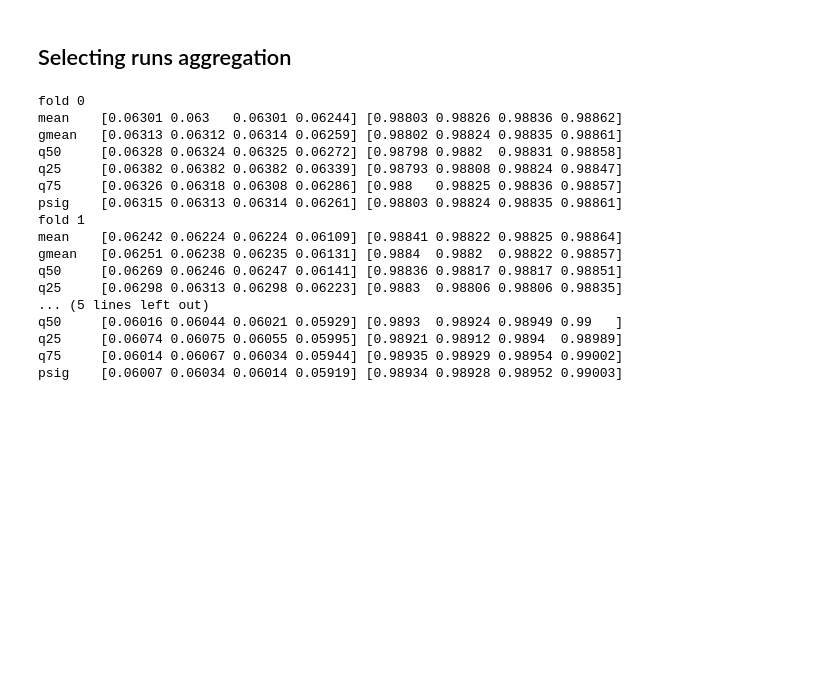
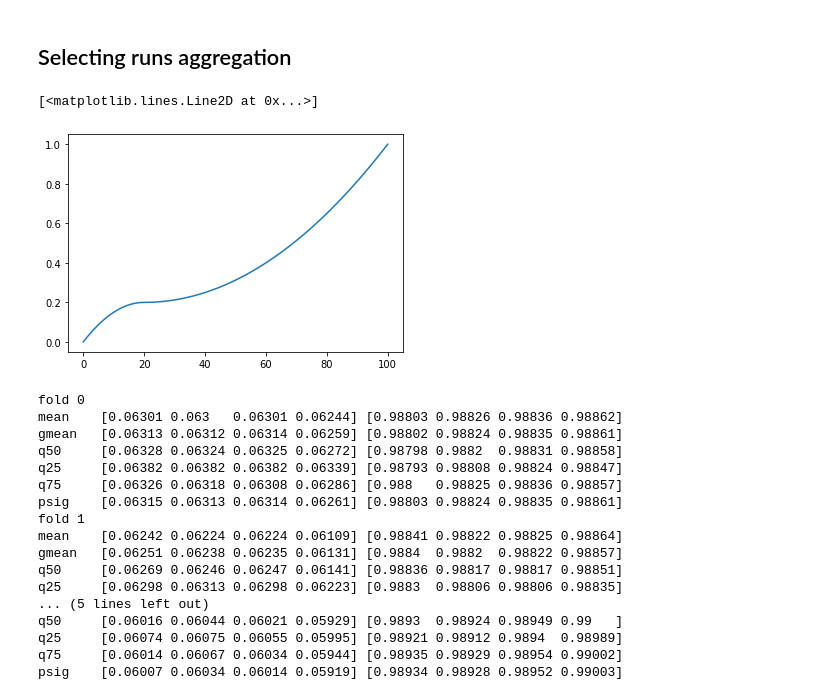
Before and after one commit to nosound2/RSNA-Hemorrhage, a Jupyter notebook: notebooks/Shallow-NN-TPU.ipynb, the cells around one changed output. Saved outputs shown, nothing was run; the diff lists cells and outputs as text; code cells hidden in the pictures; blank space fills up the shorter version.

```diff
--- a/notebooks/Shallow-NN-TPU.ipynb
+++ b/notebooks/Shallow-NN-TPU.ipynb
@@ -1471,8 +1471,11 @@ total time 558.6646049022675
 # %%
 afuncs_names = np.array(['mean','gmean','q50','q25','q75','psig'])
 
-def scalePreds(x, power = 2):
-    return (0.5 + np.sign(x-0.5)*0.5*np.abs(2*x-1)**power)
+def scalePreds(x, power = 2, center=0.5):
+    res = x.copy()
+    res[x > center] = center + (1 - center) * ((res[x > center] - center)/(1 - center))**power
+    res[x < center] = center - center * ((center - res[x < center])/center)**power
+    return res
 
 def applyAggFunc(probs, func_name, axis=1, norm_axis=None):
 
@@ -1503,6 +1506,25 @@ def applyAggFunc(probs, func_name, axis=1, norm_axis=None):
 
     #print('applying time', func_name, time.time()-st)
     return res
+
+def getPredsOOF():
+    preds_all = np.zeros((4,8,len(ids_df),6))
+
+    for fold in range(3):
+        preds = np.stack([pickle.load(open(PATH_WORK/'oof_{}_f{}_v{}'.format(name, fold, ver),'rb')) \
+            for name, ver in zip(['Densenet161','Densenet169','Densenet201','se_resnext101_32x4d'], [72,73,74,75])])
+
+        preds = np.clip(preds, 1e-15, 1-1e-15)
+
+        preds_all[:,:,ids_df.fold == fold,:] = preds
+
+    return preds_all
+# %%
+x = np.arange(101)/100
+plt.plot(scalePreds(x, center=0.2))
+# %% [output]
+[<matplotlib.lines.Line2D at 0x...>]
+[figure, added]
 # %%
 np.set_printoptions(precision=5)
 
```
Also changed, not shown: parts of 19 cells of this notebook.
